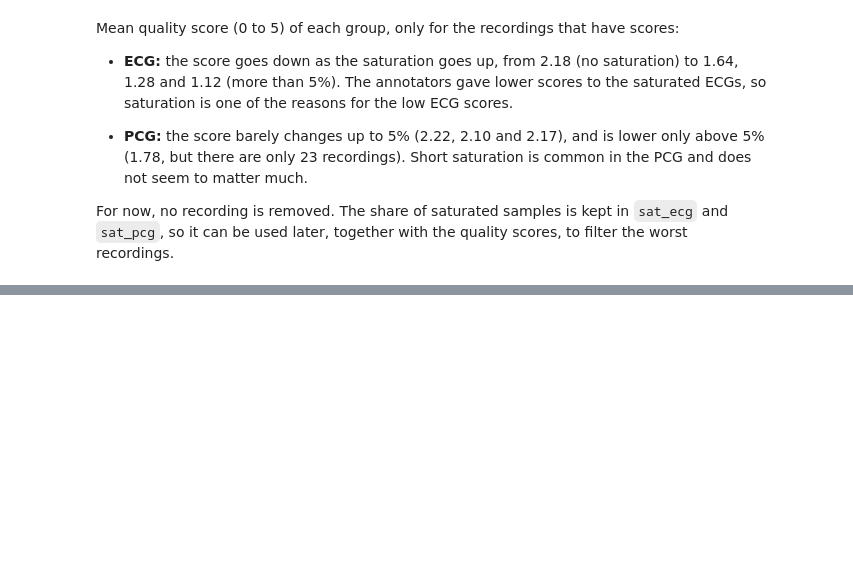
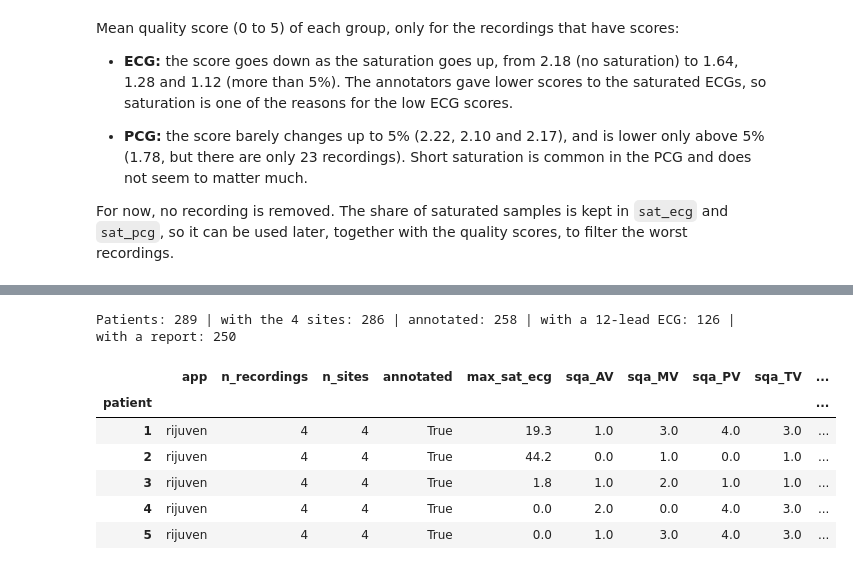
Before and after one commit to Alejandro-131004/cardio-trimodal-align, a Jupyter notebook: Notebooks/Data_Preparation.ipynb, the cells around one changed output, grey strips where cells are left out. Saved outputs shown, nothing was run; the diff lists cells and outputs as text; code cells hidden in the pictures; blank space fills up the shorter version.

```diff
--- a/Notebooks/Data_Preparation.ipynb
+++ b/Notebooks/Data_Preparation.ipynb
@@ -659,0 +671,34 @@ For now, no recording is removed. The share of saturated samples is kept in `sat
+# %%
+SITES = ["AV", "MV", "PV", "TV"]
+SQA_COLUMNS = ["sqa_" + s for s in SITES]
+
+assert recordings.groupby("patient")["app"].nunique().eq(1).all()   # each patient was recorded with a single app
+
+by_site = recordings.groupby(["patient", "site"])
+n_per_site = by_site.size().unstack(fill_value=0).reindex(columns=SITES, fill_value=0)
+best_sqa = by_site["sqa"].max().unstack().reindex(columns=SITES).add_prefix("sqa_")   # NaN if the site has no score
+
+by_patient = recordings.groupby("patient")
+patients = pd.DataFrame({
+    "app": by_patient["app"].first(),
+    "n_recordings": by_patient.size(),
+    "n_sites": (n_per_site > 0).sum(axis=1),
+    "annotated": by_patient["sqa"].apply(lambda s: s.notna().any()),
+    "max_sat_ecg": by_patient["sat_ecg"].max().round(1),
+}).join(best_sqa)
+patients["has_12_lead"] = patients.index.isin(ecg12["patient"])
+patients["has_report"] = patients.index.isin(clean_reports.index)
+
+print(f"Patients: {len(patients)} | with the 4 sites: {(patients['n_sites'] == 4).sum()} | "
+      f"annotated: {patients['annotated'].sum()} | with a 12-lead ECG: {patients['has_12_lead'].sum()} | "
+      f"with a report: {patients['has_report'].sum()}")
+patients.head()
+# %% [output]
+Patients: 289 | with the 4 sites: 286 | annotated: 258 | with a 12-lead ECG: 126 | with a report: 250
+|  | app | n_recordings | n_sites | annotated | max_sat_ecg | sqa_AV | sqa_MV | sqa_PV | sqa_TV | ... |
+| patient |  |  |  |  |  |  |  |  |  | ... |
+| 1 | rijuven | 4 | 4 | True | 19.3 | 1.0 | 3.0 | 4.0 | 3.0 | ... |
+| 2 | rijuven | 4 | 4 | True | 44.2 | 0.0 | 1.0 | 0.0 | 1.0 | ... |
+| 3 | rijuven | 4 | 4 | True | 1.8 | 1.0 | 2.0 | 1.0 | 1.0 | ... |
+| 4 | rijuven | 4 | 4 | True | 0.0 | 2.0 | 0.0 | 4.0 | 3.0 | ... |
+| 5 | rijuven | 4 | 4 | True | 0.0 | 1.0 | 3.0 | 4.0 | 3.0 | ... |
```
Also changed, not shown: parts of 22 cells of this notebook.
